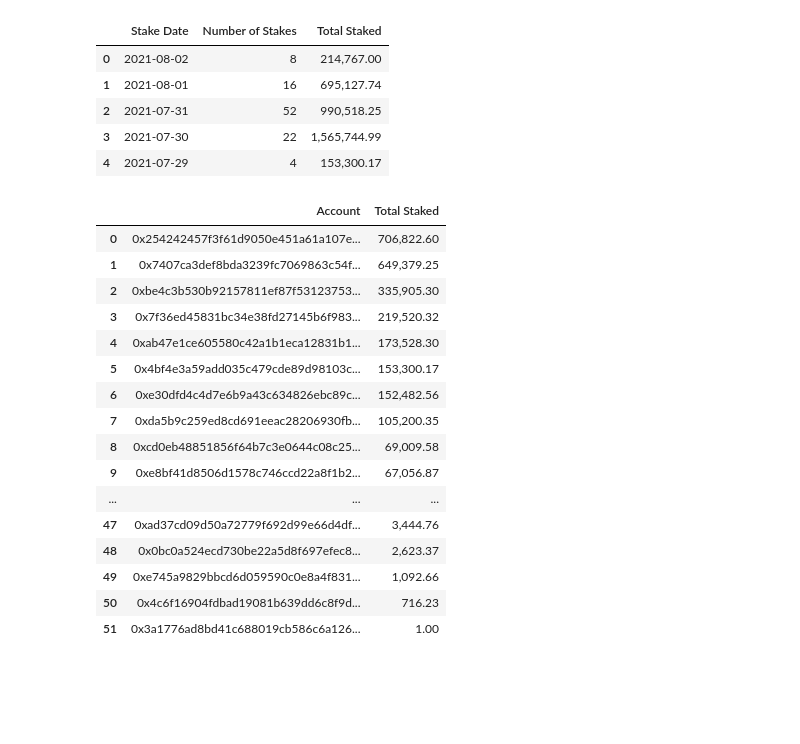
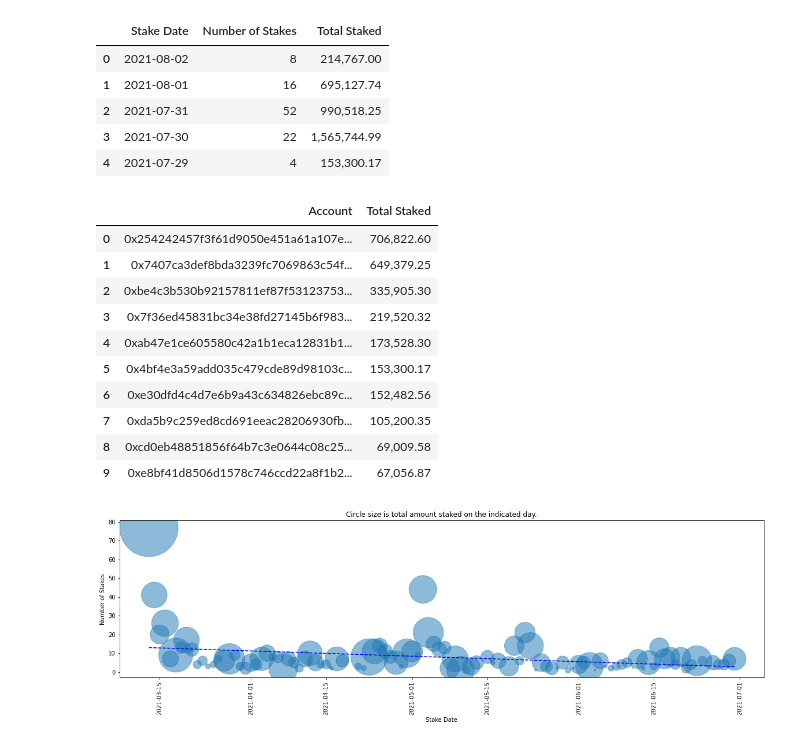
Before and after one commit to seanbhart/flashV2-analysis, a Jupyter notebook: FlashV2_AnalysisSQL.ipynb, the cells around one changed output. Drawn from its saved outputs; the diff is of its cells as text; code cells hidden in the pictures; blank space fills up the shorter version.

```diff
--- a/FlashV2_AnalysisSQL.ipynb
+++ b/FlashV2_AnalysisSQL.ipynb
@@ -284,24 +300,38 @@ ORDER BY stakedatetime DESC;""",conn)
 # %%
 pd.read_sql("""SELECT fromaddress AS "Account", SUM(amountin) as "Total Staked"
 FROM stakes
 WHERE stakedatetime >= '2021-07-29'::date AND stakedatetime <= '2021-08-02'::date
 GROUP BY fromaddress
-ORDER BY "Total Staked" DESC;""",conn)
+ORDER BY "Total Staked" DESC
+LIMIT 10;""",conn)
 # %% [output]
 |  | Account | Total Staked |
 | 0 | 0x254242457f3f61d9050e451a61a107e... | 706,822.60 |
 | 1 | 0x7407ca3def8bda3239fc7069863c54f... | 649,379.25 |
 | 2 | 0xbe4c3b530b92157811ef87f53123753... | 335,905.30 |
 | 3 | 0x7f36ed45831bc34e38fd27145b6f983... | 219,520.32 |
 | 4 | 0xab47e1ce605580c42a1b1eca12831b1... | 173,528.30 |
 | 5 | 0x4bf4e3a59add035c479cde89d98103c... | 153,300.17 |
 | 6 | 0xe30dfd4c4d7e6b9a43c634826ebc89c... | 152,482.56 |
 | 7 | 0xda5b9c259ed8cd691eeac28206930fb... | 105,200.35 |
 | 8 | 0xcd0eb48851856f64b7c3e0644c08c25... | 69,009.58 |
 | 9 | 0xe8bf41d8506d1578c746ccd22a8f1b2... | 67,056.87 |
-| ... | ... | ... |
-| 47 | 0xad37cd09d50a72779f692d99e66d4df... | 3,444.76 |
-| 48 | 0x0bc0a524ecd730be22a5d8f697efec8... | 2,623.37 |
-| 49 | 0xe745a9829bbcd6d059590c0e8a4f831... | 1,092.66 |
-| 50 | 0x4c6f16904fdbad19081b639dd6c8f9d... | 716.23 |
-| 51 | 0x3a1776ad8bd41c688019cb586c6a126... | 1.00 |
+# %%
+freq = pd.read_sql("""SELECT stakedatetime AS "Stake Date", COUNT(fromaddress) AS "Number of Stakes", SUM(amountin) as "Total Staked"
+FROM stakes
+WHERE stakedatetime < '2021-07-01'::date AND flashversion=2
+GROUP BY stakedatetime
+ORDER BY stakedatetime DESC;""",conn)
+
+ax = freq.plot.scatter(x="Stake Date", y="Number of Stakes", s=freq["Total Staked"] / 200, rot=90, alpha=0.5, figsize=(20,5));
+plt.title("Circle size is total amount staked on the indicated day.")
+
+# Regression Fitting
+x = mdates.date2num(freq["Stake Date"])
+y = freq["Number of Stakes"]
+z = np.polyfit(x, y, 1)
+p = np.poly1d(z)
+plt.plot(x,p(x),"b--")
+plt.show()
+# %% [output]
+[figure, added]
```
Also changed, not shown: parts of 6 cells of this notebook, 5 other files.
